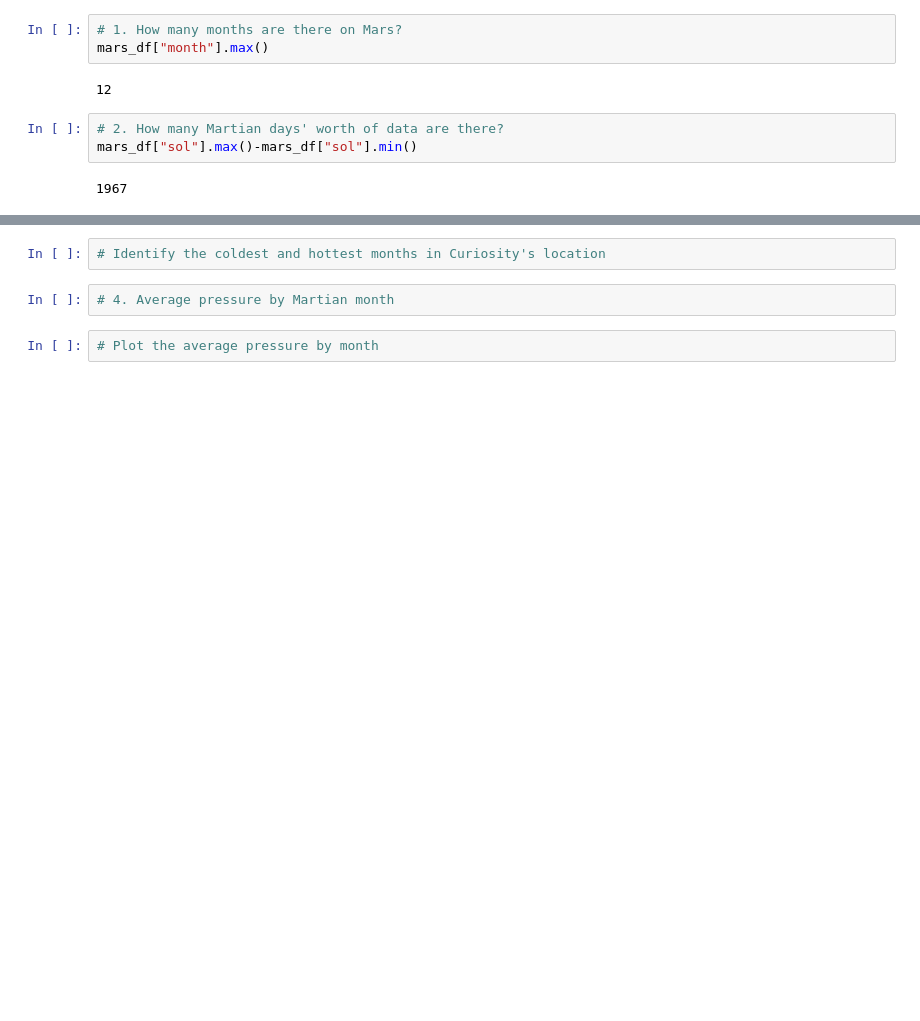
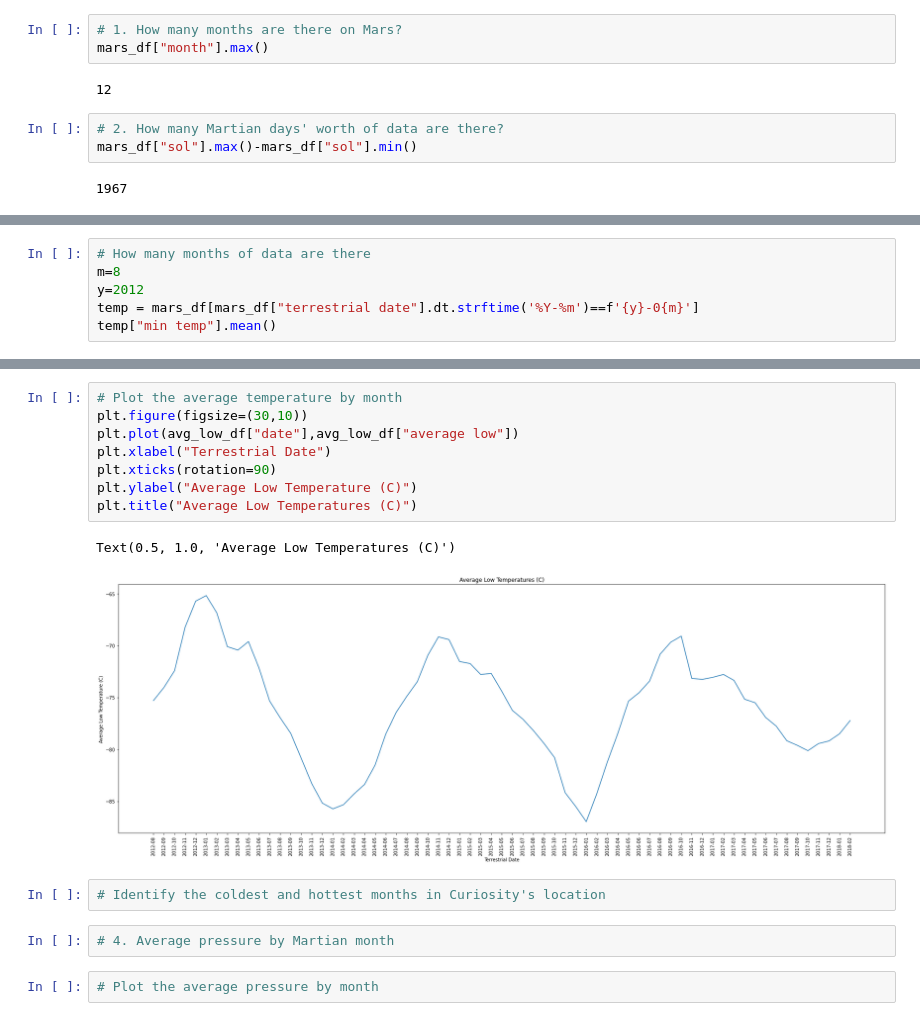
Before and after one commit to allison713/module11, a Jupyter notebook: part_2_mars_weather.ipynb, the cells around one changed output, grey strips where cells are left out. Cells and saved outputs as stored; diff of their text form; blank space fills up the shorter version.

Commit message:
Completed average lows

```diff
--- a/part_2_mars_weather.ipynb
+++ b/part_2_mars_weather.ipynb
@@ -146,0 +143,6 @@ mars_df["sol"].max()-mars_df["sol"].min()
+# %%
+# How many months of data are there
+m=8
+y=2012
+temp = mars_df[mars_df["terrestrial date"].dt.strftime('%Y-%m')==f'{y}-0{m}']
+temp["min temp"].mean()
@@ -147,3 +203,14 @@ mars_df["sol"].max()-mars_df["sol"].min()
+# %%
+# Plot the average temperature by month
+plt.figure(figsize=(30,10))
+plt.plot(avg_low_df["date"],avg_low_df["average low"])
+plt.xlabel("Terrestrial Date")
+plt.xticks(rotation=90)
+plt.ylabel("Average Low Temperature (C)")
+plt.title("Average Low Temperatures (C)")
+# %% [output]
+Text(0.5, 1.0, 'Average Low Temperatures (C)')
+[figure, added]
 # %%
 # Identify the coldest and hottest months in Curiosity's location
 # %%
```
Also changed, not shown: parts of 4 cells of this notebook.
